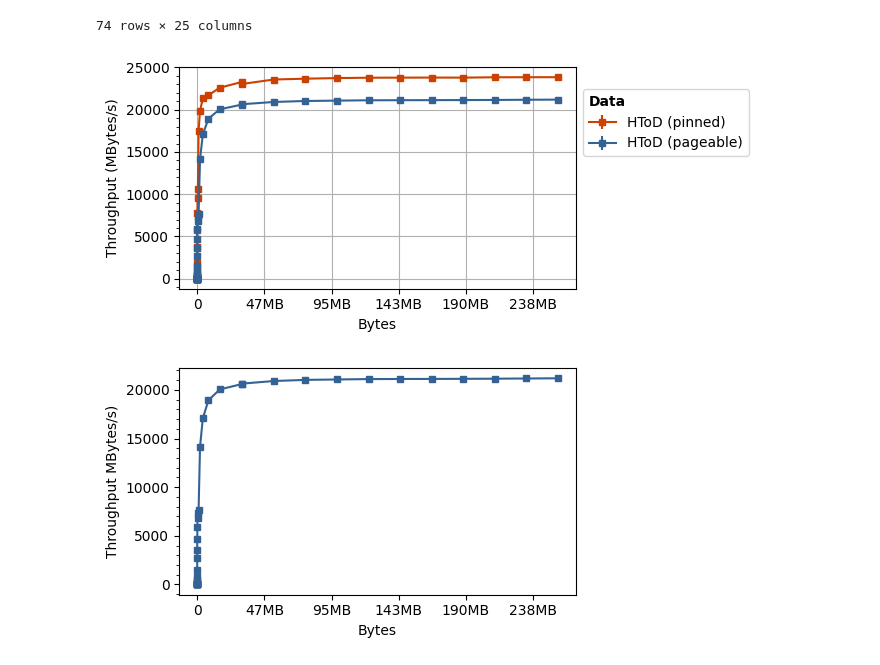
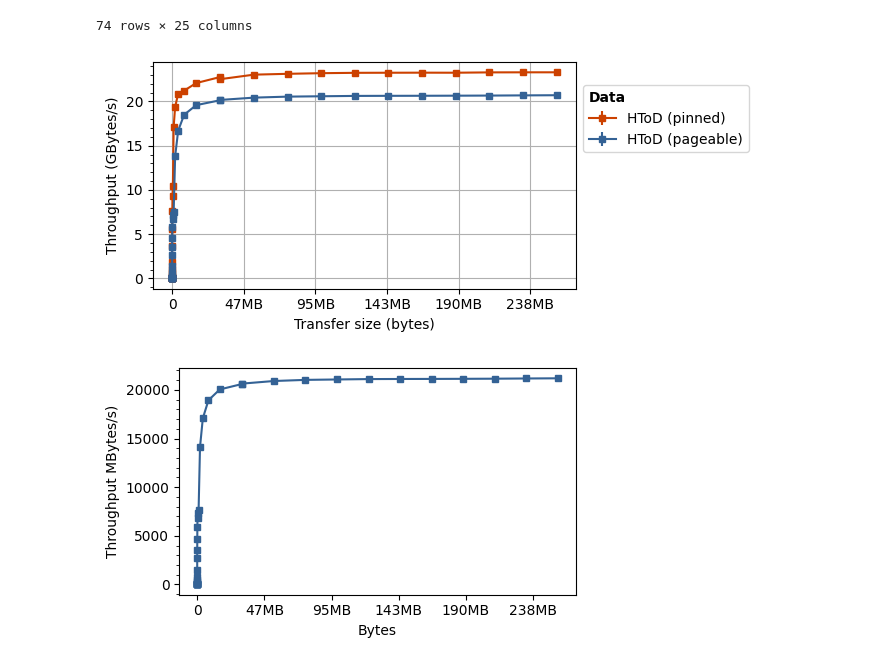
Before and after one commit to jolly-chen/msc-project, a Jupyter notebook: gpu-synchronous/validation.ipynb, the cells around one changed output. Drawn from its saved outputs; the diff is of its cells as text; code cells hidden in the pictures.

```diff
--- a/gpu-synchronous/validation.ipynb
+++ b/gpu-synchronous/validation.ipynb
@@ -990,7 +990,7 @@ for di, distr in enumerate(selected_distr):
         * norm
         * (selected_nvals / selected_bulksize)
     )
-    p = ax.errorbar(vd_unique_nbins,  T_fb, **pred_nocolor_style)
+    p = ax.errorbar(vd_unique_nbins, T_fb, **pred_nocolor_style)
 
     # Legend Labels
     ax.add_patch(
@@ -1096,9 +1096,7 @@ for di, distr in enumerate(selected_distr):
         * norm
         * (selected_nvals / vd_unique_bulksize)
     )
-    p = ax.errorbar(
-        vd_unique_bulksize, T_fb, **pred_nocolor_style
-    )
+    p = ax.errorbar(vd_unique_bulksize, T_fb, **pred_nocolor_style)
 
 plt.xlabel("Bulk size")
 plt.xscale("log", base=2)
@@ -2267,7 +2265,7 @@ mcpybm_mean
 74 rows × 25 columns
 # %%
 save = global_save; figname = f"{gpu_output_folder}/gpu_memtransfers_mb.pdf"  # fmt: skip
-data_unit = "mb"
+data_unit = "gb"
 rep = mcpybm_mean["repetitions"].values[0]
 
 fig = plt.figure(figsize=(5, 3))
@@ -2306,20 +2304,14 @@ for pi, pinned in enumerate([True, False]):
     ax = plt.subplot(111)
     unit = "s"
     norm = unit_to_unit_factor(mcpybm_mean["time_unit"].values[0], unit) / rep
-
+    data_norm = unit_to_unit_factor("b", data_unit, bytes=True)
     plt.errorbar(
         mcpybm_mean.loc[arg]["nbytes"],
         # (mcpybm_mean.loc[arg]["real_time"] * norm)/
         #    (mcpybm_mean.loc[arg]["nbytes"] * unit_to_unit_factor("b", data_unit, bytes=True)),
-        (
-            mcpybm_mean.loc[arg]["nbytes"]
-            * unit_to_unit_factor("b", data_unit, bytes=True)
-        )
+        (mcpybm_mean.loc[arg]["nbytes"] * data_norm)
         / (mcpybm_mean.loc[arg]["real_time"] * norm),
-        yerr=(
-            mcpybm_std.loc[arg]["nbytes"]
-            * unit_to_unit_factor("b", data_unit, bytes=True)
-        )
+        yerr=(mcpybm_std.loc[arg]["nbytes"] * data_norm)
         / (mcpybm_std.loc[arg]["real_time"] * norm),
         label=f"{dir} ({('pinned' if pinned else 'pageable')})",
         # color=colors[di], marker="s" if pi else "^", markerfacecolor="none",
@@ -2332,35 +2324,35 @@ for pi, pinned in enumerate([True, False]):
     #          (gpu_bw_threshold  * unit_to_unit_factor("b", data_unit, bytes=True)) /
     #          np.mean(mcpybm_mean.loc[arg & (mcpybm_mean["nbytes"] == gpu_bw_threshold)]["real_time"] * norm),
     #          'ok', ms=14, markerfacecolor="None",)
 
-    plt.xlabel("Bytes")
+    plt.xlabel("Transfer size (bytes)")
     # plt.xlim([0, 10e6])
     # plt.ylim([0, 500])
     # plt.xscale("log", base=2)
     # plt.yscale("symlog")
     # plt.yscale("log")
     plt.grid()
     plt.ylabel(f"Throughput ({data_unit.upper()[0]}Bytes/{unit})")
     ax.xaxis.set_major_formatter(
         ticker.FuncFormatter(lambda x, _: f"{human_readable(int(x), bytes=True)}")
     )
     ax.yaxis.set_major_formatter(ticker.FuncFormatter(lambda y, _: "{:g}".format(y)))
 
 
 plt.tight_layout()
 plt.legend(
     title="Data",
     alignment="left",
     title_fontproperties={"weight": "bold"},
     loc="center left",
     bbox_to_anchor=(1, 0.75),
     ncols=1,
 )
 if save:
     plt.savefig(figname, format="pdf", bbox_inches="tight")
 plt.show()
 # %% [output]
-[figure, old version]
+[figure, new version]
 # %%
 save = global_save; figname = f"{gpu_output_folder}/gpu_memtransfers_mb.pdf"  # fmt: skip
 data_unit = "mb"
```
Also changed, not shown: parts of 25 cells of this notebook, 2 other files.
